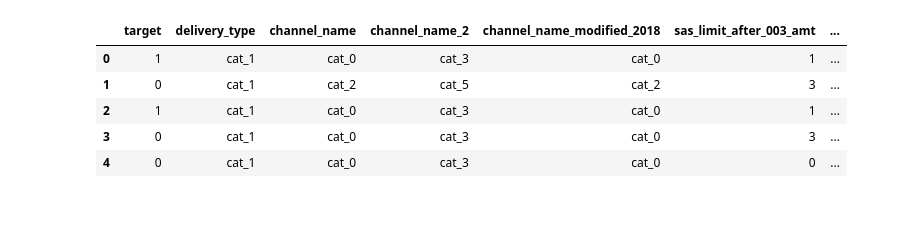
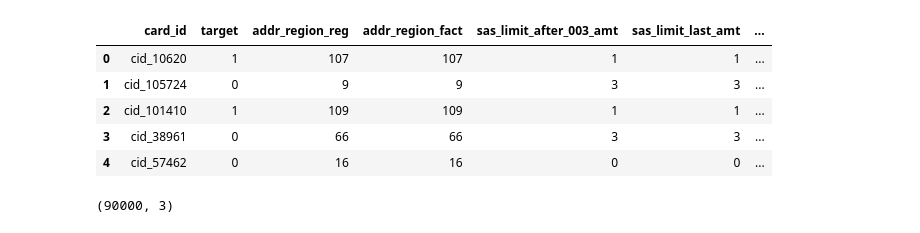
Before and after one commit to Oxonomy/IDAO-2020-FinalRound, a Jupyter notebook: modeling.ipynb, the cells around one changed output. Saved outputs shown, nothing was run; the diff lists cells and outputs as text; code cells hidden in the pictures.

```diff
--- a/modeling.ipynb
+++ b/modeling.ipynb
@@ -25,27 +33,23 @@ sns.set()
 # %%
 df = pd.read_csv('train.csv', sep=',')
 pd.set_option('display.max_columns', 500)
 df['addr_region_fact_encoding2'] = (df['addr_region_fact_encoding2']*11).round(0).astype(int)
 df['addr_region_fact_encoding1'] = (df['addr_region_fact_encoding1']*83).round(0).astype(int)
 df['addr_region_reg_encoding1'] = (df['addr_region_reg_encoding1']*83).round(0).astype(int)
 df['addr_region_reg_encoding2'] = (df['addr_region_reg_encoding2']*11).round(0).astype(int)
 df['app_addr_region_reg_encoding2'] = (df['app_addr_region_reg_encoding2']*11).round(0).astype(int)
 df['app_addr_region_reg_encoding1'] = (df['app_addr_region_reg_encoding1']*83).round(0).astype(int)
 df['app_addr_region_fact_encoding1'] = (df['app_addr_region_fact_encoding1']*83).round(0).astype(int)
 df['app_addr_region_fact_encoding2'] = (df['app_addr_region_fact_encoding2']*11).round(0).astype(int)
 df['app_addr_region_sale_encoding1'] = (df['app_addr_region_sale_encoding1']*39).round(0).astype(int)
 df['app_addr_region_sale_encoding2'] = (df['app_addr_region_sale_encoding2']*7).round(0).astype(int)
 
-df=df[list(df.columns[:10]) + ['fo']]
-df = df.drop(['card_id', 'addr_region_reg', 'addr_region_fact'], axis=1)
-
-categorical_columns = [c for c in df.columns if df[c].dtype.name == 'object']
-numerical_columns   = [c for c in df.columns if df[c].dtype.name != 'object']
+df = preprocess(df)
 df.head()
 # %% [output]
-|  | target | delivery_type | channel_name | channel_name_2 | channel_name_modified_2018 | sas_limit_after_003_amt | ... |
-| 0 | 1 | cat_1 | cat_0 | cat_3 | cat_0 | 1 | ... |
-| 1 | 0 | cat_1 | cat_2 | cat_5 | cat_2 | 3 | ... |
-| 2 | 1 | cat_1 | cat_0 | cat_3 | cat_0 | 1 | ... |
-| 3 | 0 | cat_1 | cat_0 | cat_3 | cat_0 | 3 | ... |
-| 4 | 0 | cat_1 | cat_0 | cat_3 | cat_0 | 0 | ... |
+|  | card_id | target | addr_region_reg | addr_region_fact | sas_limit_after_003_amt | sas_limit_last_amt | ... |
+| 0 | cid_10620 | 1 | 107 | 107 | 1 | 1 | ... |
+| 1 | cid_105724 | 0 | 9 | 9 | 3 | 3 | ... |
+| 2 | cid_101410 | 1 | 109 | 109 | 1 | 1 | ... |
+| 3 | cid_38961 | 0 | 66 | 66 | 3 | 3 | ... |
+| 4 | cid_57462 | 0 | 16 | 16 | 0 | 0 | ... |
@@ -54,3 +60,7 @@ df = pd.concat([df[numerical_columns], pd.get_dummies(df[categorical_columns])],
 # %%
 X = df[df.columns[1:]].to_numpy()
 y = df['target'].to_numpy()
+# %%
+X.shape
+# %% [output]
+(90000, 3)
```
Also changed, not shown: parts of 11 cells of this notebook, 2 other files.
